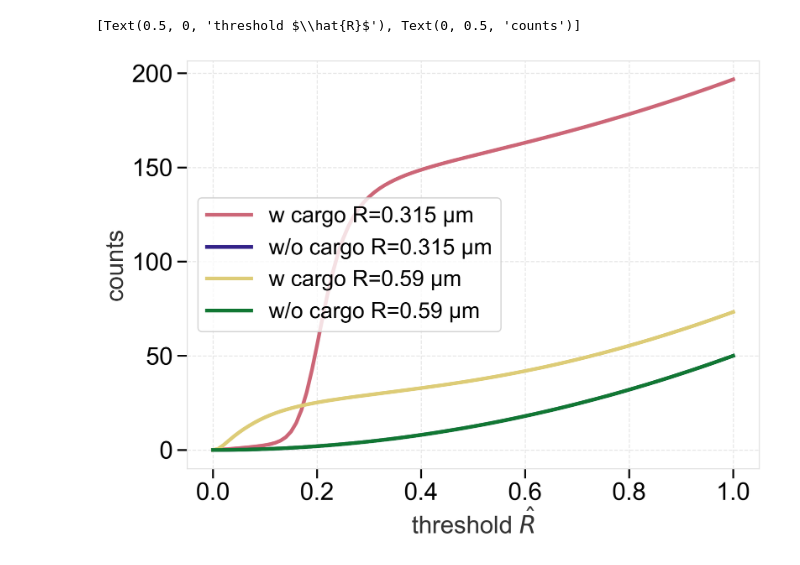
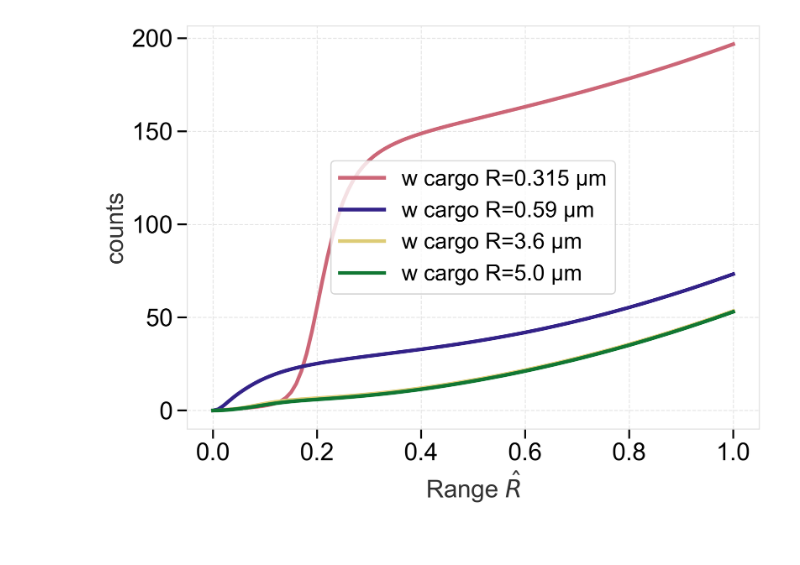
Before and after one commit to wppppupr/MTCargoSim, a Jupyter notebook: analysis/graph/local.ipynb, the cells around one changed output. Drawn from its saved outputs; the diff is of its cells as text; code cells hidden in the pictures.

```diff
--- a/analysis/graph/local.ipynb
+++ b/analysis/graph/local.ipynb
@@ -4,8 +4,8 @@ import numpy as np
 import matplotlib.pyplot as plt
 from pathlib import Path
 
-path0315 = Path('/Volumes/My Passport/Sasaki/MTCargoSim/MTC/P0.5_A0.5_cargo_radius0.315')
-path059 = Path('/Volumes/My Passport/Sasaki/MTCargoSim/MTC/P0.5_A0.5_cargo_radius0.59')
+path0315 = Path('/Volumes/My Passport/Sasaki/MTCargoSim/MTC/P0.5_A0.5_kMT0.0904_kcargo0.0226_radius0.315')
+path059 = Path('/Volumes/My Passport/Sasaki/MTCargoSim/MTC/P0.5_A0.5_kMT0.0904_kcargo0.0226_radius0.59')
 path36 = Path('/Volumes/My Passport/Sasaki/MTCargoSim/MTC/P0.5_A0.5_kMT0.0904_kcargo0.0226_radius3.6')
 path50 = Path('/Volumes/My Passport/Sasaki/MTCargoSim/MTC/P0.5_A0.5_kMT0.0904_kcargo0.0226_radius5.0')
 
@@ -98,0 +89,17 @@ ValueError: x and y must have same first dimension, but have shapes (101,) and (
+# %%
+fig, ax = plt.subplots()
+
+for i in range(4):
+       lpM = np.mean(Alps[i], axis = (0, 1))
+       cpM = np.mean(Acps[i], axis = (0, 1))
+       ax.plot(threshold, cpM, label = f'w/o cargo R ={rs[i]} \u03bcm')
+
+ax.legend()
+
+ax.set(xlabel = 'Range $\hat{R}$',
+       ylabel = 'Polar order $P$')
+
+cd=Path.cwd()
+
+fig.savefig(cd/"figure/LPwoC.png")
+fig.savefig(cd/"figure/LPwoC.pdf")
@@ -99,16 +108,20 @@ ValueError: x and y must have same first dimension, but have shapes (101,) and (
 # %%
 fig, ax = plt.subplots()
 
-for i in range(2):
+for i in range(4):
        lcM = np.mean(Alcs[i], axis = (0, 1))
        ccM = np.mean(Accs[i], axis = (0, 1))
        ax.plot(threshold, lcM, label = f'w cargo R={rs[i]} \u03bcm')
-       ax.plot(threshold, ccM, label = f'w/o cargo R={rs[i]} \u03bcm')
+       #ax.plot(threshold, ccM, label = f'w/o cargo R={rs[i]} \u03bcm')
 
 ax.legend()
 
-ax.set(xlabel = 'threshold $\hat{R}$',
+ax.set(xlabel = 'Range $\hat{R}$',
        ylabel = 'counts')
+
+cd=Path.cwd()
+
+fig.savefig(cd/"figure/LCwC.png")
+fig.savefig(cd/"figure/LCwC.pdf")
 # %% [output]
-[Text(0.5, 0, 'threshold $\\hat{R}$'), Text(0, 0.5, 'counts')]
-[figure, old version]
+[figure, new version]
```
Also changed, not shown: parts of 5 cells of this notebook.
